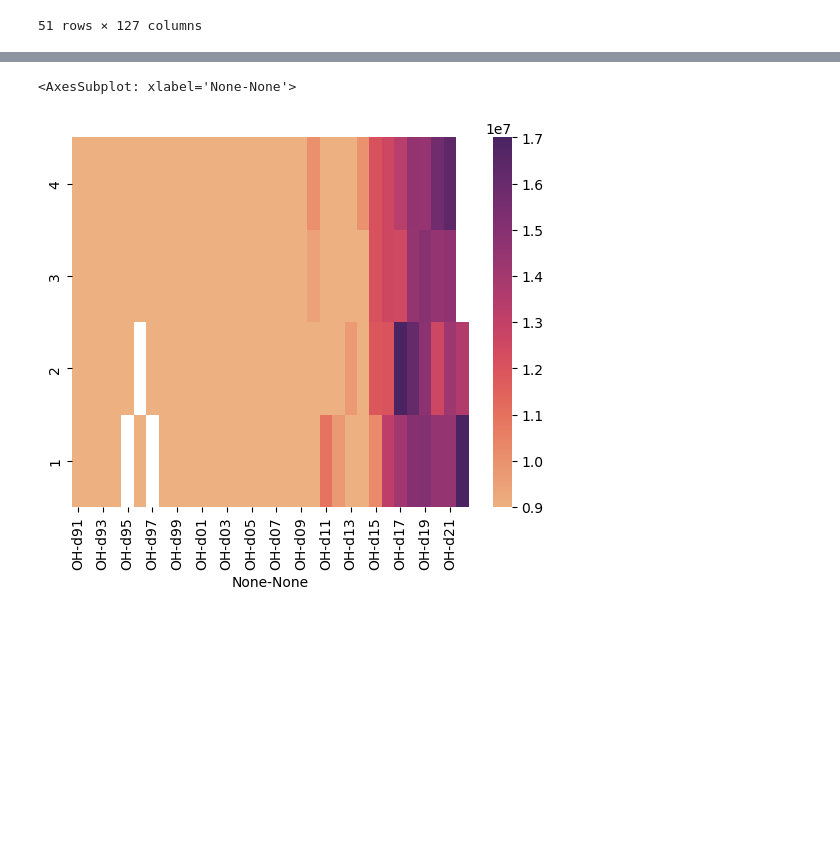
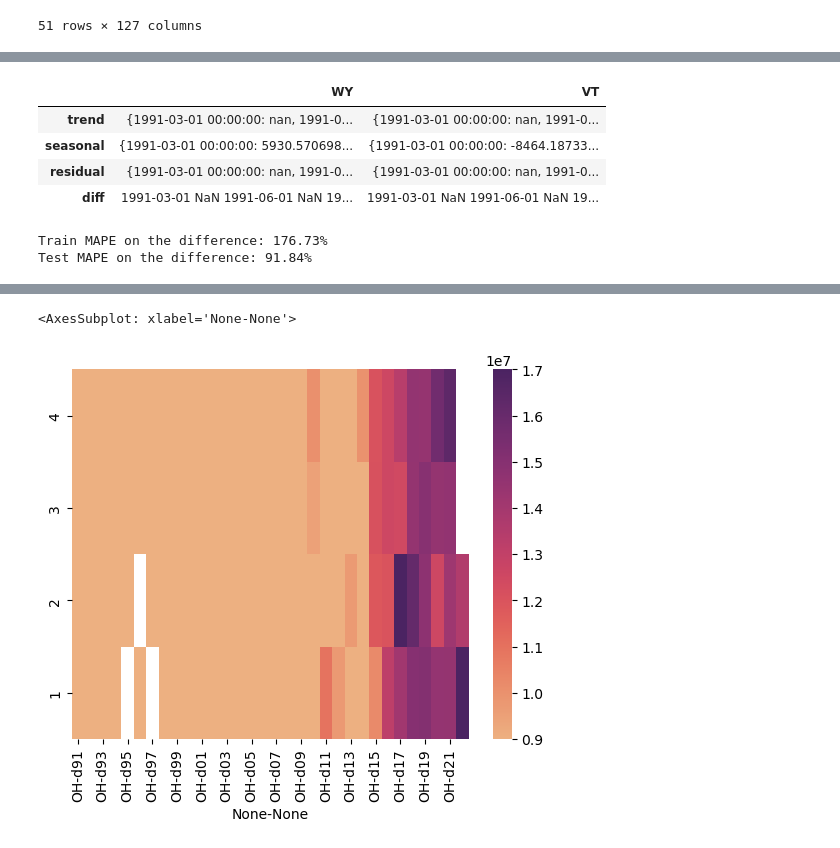
Before and after one commit to AlbertWKing/Medicaid-Capstone, a Jupyter notebook: eda.ipynb, the cells around one changed output, grey strips where cells are left out. Cells and saved outputs as stored; diff of their text form; code cells hidden in the pictures; blank space fills up the shorter version.

```diff
--- a/eda.ipynb
+++ b/eda.ipynb
@@ -315,0 +365,15 @@ sb.heatmap(mydf,vmax=30000000,ax=ax)
+# %%
+analysis_dict = {}
+states = ['WY','VT']
+for state in states:
+    decomposition = tsa.seasonal_decompose(mydf.loc[state], model='additive')
+    analysis_dict[state]={'trend':dict(decomposition.trend),'seasonal':dict(decomposition.seasonal),'residual':dict(decomposition.resid),'diff':mydf.loc[state].diff(12)}
+
+analysis_df = pd.DataFrame(analysis_dict)
+analysis_df
+# %% [output]
+|  | WY | VT |
+| trend | {1991-03-01 00:00:00: nan, 1991-0... | {1991-03-01 00:00:00: nan, 1991-0... |
+| seasonal | {1991-03-01 00:00:00: 5930.570698... | {1991-03-01 00:00:00: -8464.18733... |
+| residual | {1991-03-01 00:00:00: nan, 1991-0... | {1991-03-01 00:00:00: nan, 1991-0... |
+| diff | 1991-03-01 NaN 1991-06-01 NaN 19... | 1991-03-01 NaN 1991-06-01 NaN 19... |
@@ -315,0 +513,38 @@ sb.heatmap(mydf,vmax=30000000,ax=ax)
+# %%
+full_index = pd.concat([train, test]).index
+base_line = np.full(full_index.shape, np.mean(train))
+
+predictions = pd.Series(data=base_line, index=full_index)
+
+fig = go.Figure()
+fig.add_trace(go.Scatter(x=train.index, y=train, mode='lines', name="Train"))
+fig.add_trace(go.Scatter(x=test.index, y=test, mode='lines', name="Test"))
+fig.add_trace(go.Scatter(x=predictions.index, y=predictions, mode='lines', name="Mean Prediction"))
+
+fig.update_layout(
+    yaxis_title="Difference (billions)",
+    xaxis_title="Date",
+    title="Change in Revenue Passenger Miles over Prior Year"
+)
+fig.show()
+
+def mean_absolute_percentage_error(true_values, predicted_values):
+    """
+    Calculate the mean absolute percentage error.
+    Find the prediction error and divide by the true value, then average.
+    """
+
+    error = true_values - predicted_values
+    absolute_percentage_error = np.abs(error/true_values)
+    mape = absolute_percentage_error.mean() * 100
+
+    return mape
+
+train_mape = mean_absolute_percentage_error(train, predictions[train.index])
+test_mape = mean_absolute_percentage_error(test, predictions[test.index])
+
+print(f"Train MAPE on the difference: {round(train_mape, 2)}%")
+print(f"Test MAPE on the difference: {round(test_mape, 2)}%")
+# %% [output]
+Train MAPE on the difference: 176.73%
+Test MAPE on the difference: 91.84%
```
Also changed, not shown: parts of 18 cells of this notebook, 4 other files.
